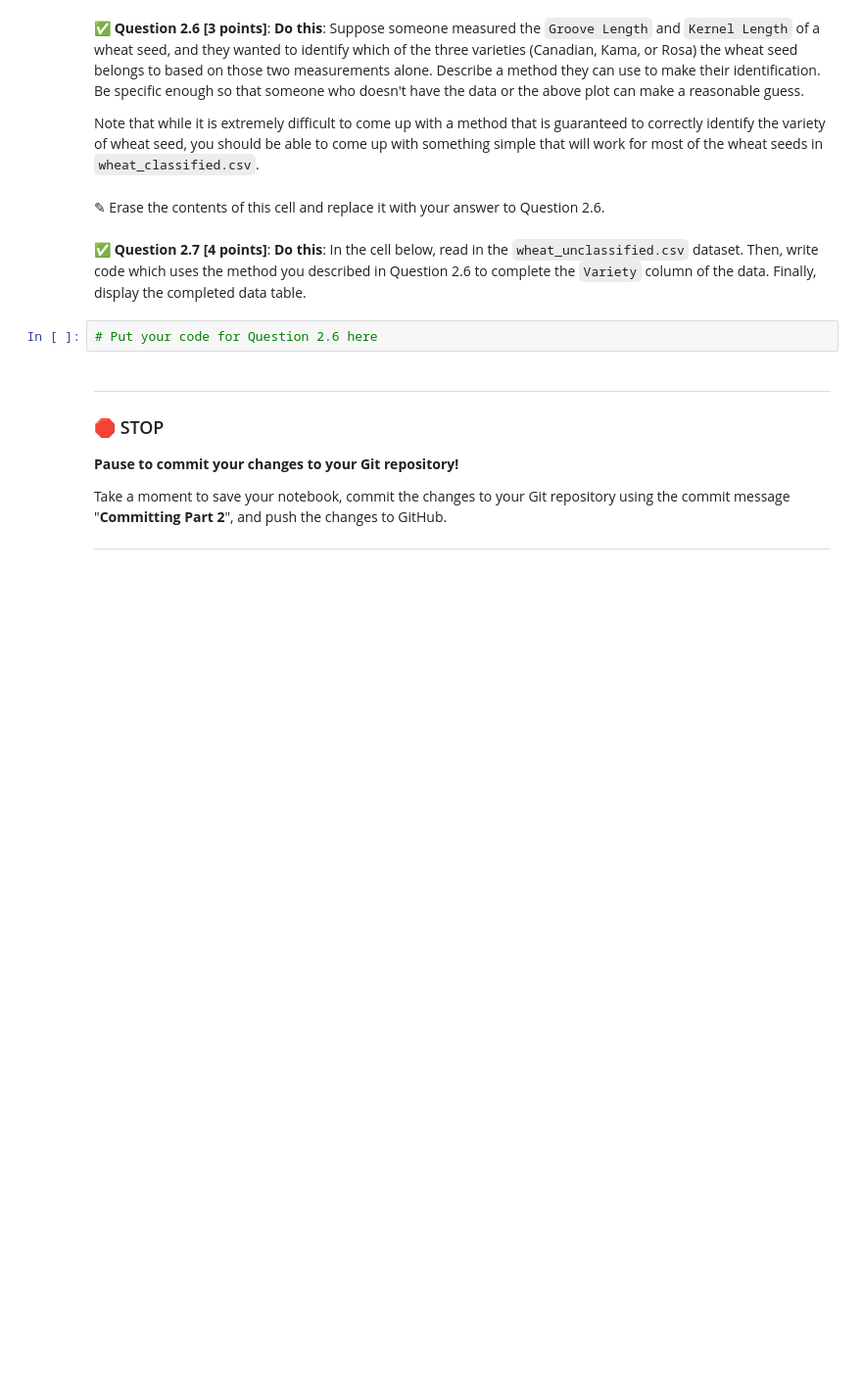
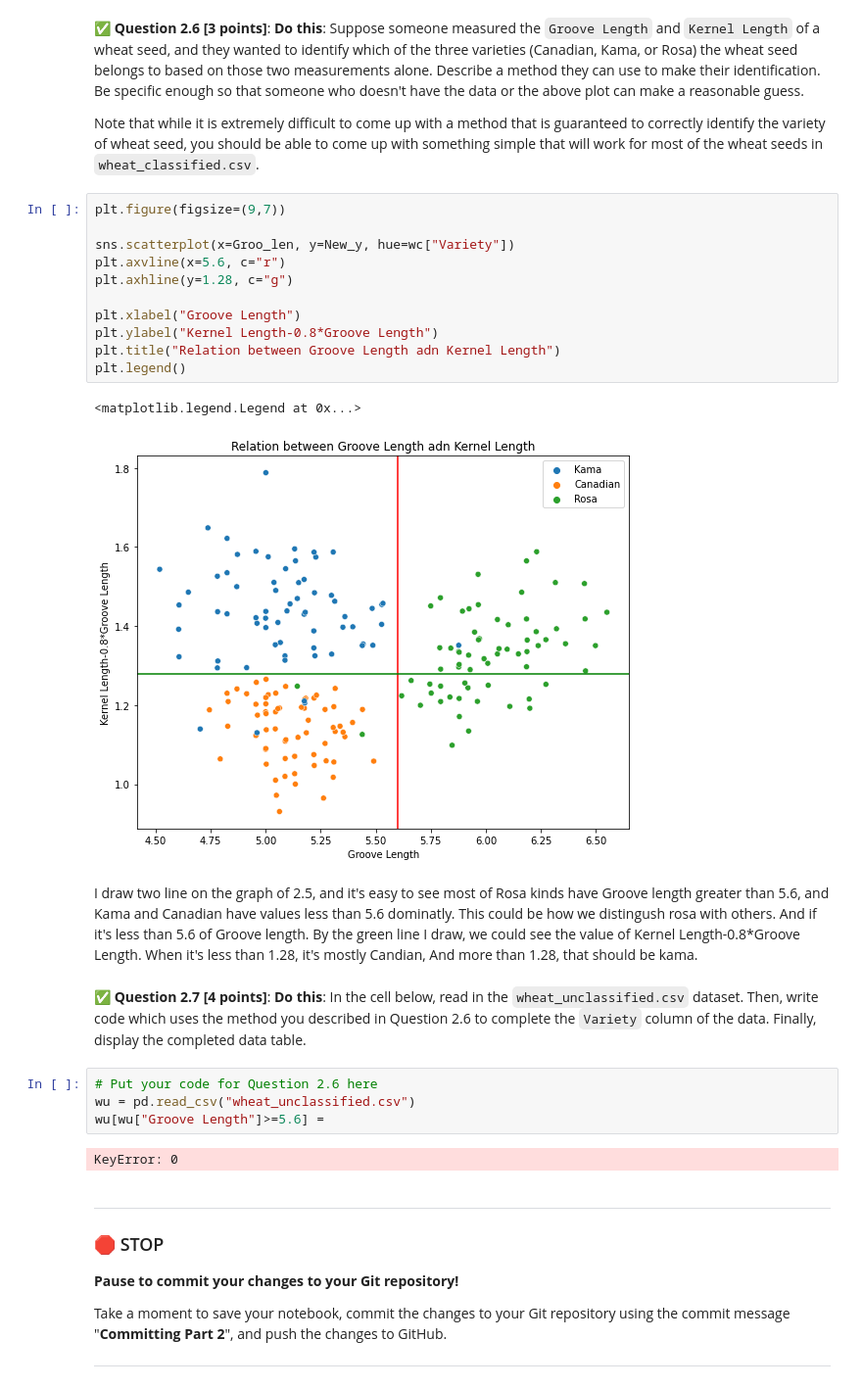
Before and after one commit to silentsiren701/cmse202-s22-turnin, a Jupyter notebook: midterm/CMSE202-Midterm-Section003-STUDENT.ipynb, the cells around one changed output. Shown at 98% size. Drawn from its saved outputs; the diff is of its cells as text; blank space fills up the shorter version.

```diff
--- a/midterm/CMSE202-Midterm-Section003-STUDENT.ipynb
+++ b/midterm/CMSE202-Midterm-Section003-STUDENT.ipynb
@@ -155,12 +155,30 @@ plt.legend()
 &#9989; **Question 2.6 [3 points]**: **Do this**: Suppose someone measured the `Groove Length` and `Kernel Length` of a wheat seed, and they wanted to identify which of the three varieties (Canadian, Kama, or Rosa) the wheat seed belongs to based on those two measurements alone. Describe a method they can use to make their identification. Be specific enough so that someone who doesn't have the data or the above plot can make a reasonable guess.
 
 Note that while it is extremely difficult to come up with a method that is guaranteed to correctly identify the variety of wheat seed, you should be able to come up with something simple that will work for most of the wheat seeds in `wheat_classified.csv`.
-# %% [markdown]
-<font size=+3>&#9998; Erase the contents of this cell and replace it with your answer to Question 2.6.</font>
+# %%
+plt.figure(figsize=(9,7))
+
+sns.scatterplot(x=Groo_len, y=New_y, hue=wc["Variety"])
+plt.axvline(x=5.6, c="r")
+plt.axhline(y=1.28, c="g")
+
+plt.xlabel("Groove Length")
+plt.ylabel("Kernel Length-0.8*Groove Length")
+plt.title("Relation between Groove Length adn Kernel Length")
+plt.legend()
+# %% [output]
+<matplotlib.legend.Legend at 0x...>
+[figure, added]
+# %% [markdown]
+I draw two line on the graph of 2.5, and it's easy to see most of Rosa kinds have Groove length greater than 5.6, and Kama and Canadian have values less than 5.6 dominatly. This could be how we distingush rosa with others. And if it's less than 5.6 of Groove length. By the green line I draw, we could see the value of Kernel Length-0.8*Groove Length. When it's less than 1.28, it's mostly Candian, And more than 1.28, that should be kama.
 # %% [markdown]
 &#9989; **Question 2.7 [4 points]**: **Do this**: In the cell below, read in the `wheat_unclassified.csv` dataset. Then, write code which uses the method you described in Question 2.6 to complete the `Variety` column of the data. Finally, display the completed data table.
 # %%
 # Put your code for Question 2.6 here
+wu = pd.read_csv("wheat_unclassified.csv")
+wu[wu["Groove Length"]>=5.6] =
+# %% [output]
+KeyError: 0
 # %% [markdown]
 ---
 ### &#128721; STOP
```
